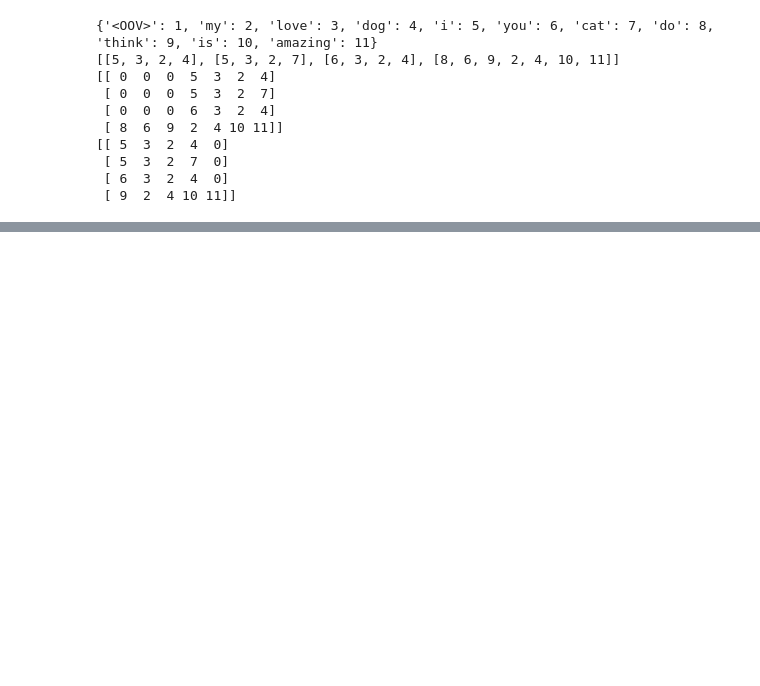
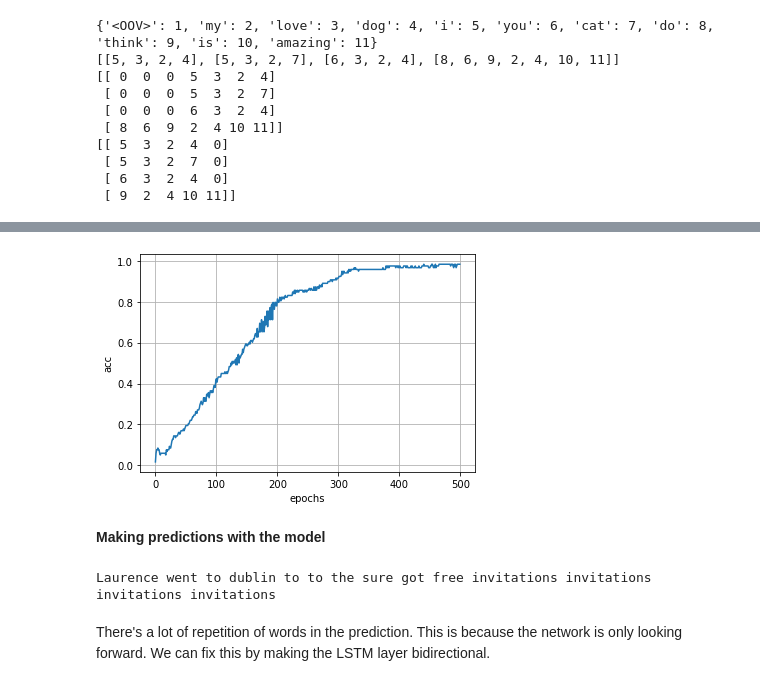
Before and after one commit to ayaan-anwar/coursera-tensorflow-developer-notes, a Jupyter notebook: Course_3.ipynb, the cells around one changed output, grey strips where cells are left out. Saved outputs shown, nothing was run; the diff lists cells and outputs as text; code cells hidden in the pictures; blank space fills up the shorter version.

```diff
--- a/Course_3.ipynb
+++ b/Course_3.ipynb
@@ -155,0 +582,8 @@ print(padded_post)
+# %%
+tokenizer = Tokenizer()
+
+data = text
+corpus = data.lower().split("\n")
+
+tokenizer.fit_on_texts(corpus)
+total_words = len(tokenizer.word_index) + 1 # Adding 1 to consider words that are OOV
@@ -155,0 +592,26 @@ print(padded_post)
+# %%
+input_sequences = []
+for line in corpus:
+    token_list = tokenizer.texts_to_sequences([line])[0]
+    for i in range(1, len(token_list)):
+        n_gram_sequence = token_list[:i+1]
+        input_sequences.append(n_gram_sequence)
+
+max_sequence_len = max([len(x) for x in input_sequences])
+
+input_sequences = np.array(pad_sequences(input_sequences, maxlen=max_sequence_len, padding='pre'))
+# Padding is pre so it's easier to extract labels from the end
+# %%
+xs = input_sequences[:, :-1]
+labels = input_sequences[:, -1]
+
+# one-hot encode for y
+ys = tf.keras.utils.to_categorical(labels, num_classes=total_words) # total_words is # of words in corpus
+# %%
+model = tf.keras.Sequential()
+model.add(tf.keras.layers.Embedding(total_words, 64, input_length=max_sequence_len - 1)) # subtract 1 as we used last label as Y
+model.add((tf.keras.layers.LSTM(20)))
+model.add(tf.keras.layers.Dense(total_words, activation='softmax'))
+
+model.compile(loss='categorical_crossentropy', optimizer='adam', metrics=['accuracy'])
+history = model.fit(xs, ys, epochs=500, verbose=1)
@@ -155,0 +636,28 @@ print(padded_post)
+# %%
+import matplotlib.pyplot as plt
+plt.plot(history.history['accuracy'])
+plt.ylabel("acc")
+plt.xlabel("epochs")
+plt.grid(True)
+# %% [output]
+[figure, added]
+# %% [markdown]
+**Making predictions with the model**
+# %%
+seed_text = "Laurence went to dublin"
+next_words = 10
+
+for _ in range(next_words):
+    token_list = tokenizer.texts_to_sequences([seed_text])[0]
+    token_list = pad_sequences([token_list], maxlen=max_sequence_len - 1, padding='pre')
+
+    predicted = np.argmax(model.predict(token_list, verbose=0), axis=-1)
+    output_word = tokenizer.index_word[int(predicted)]
+
+    seed_text += " " + output_word
+
+print(seed_text)
+# %% [output]
+Laurence went to dublin to to the sure got free invitations invitations invitations invitations
+# %% [markdown]
+There's a lot of repetition of words in the prediction. This is because the network is only looking forward. We can fix this by making the LSTM layer bidirectional.
```
Also changed, not shown: parts of 69 cells of this notebook, 1 other file.
